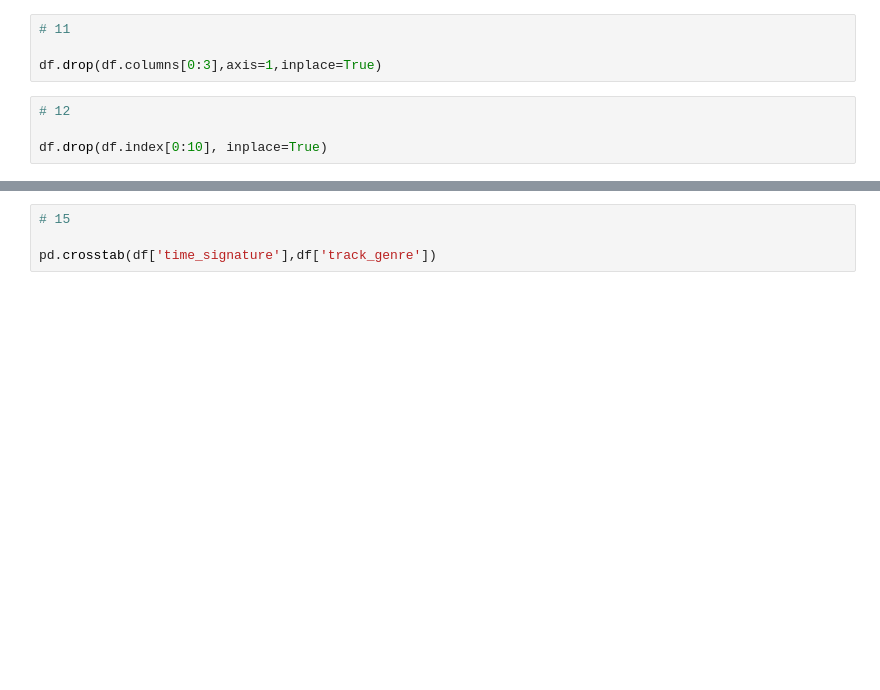
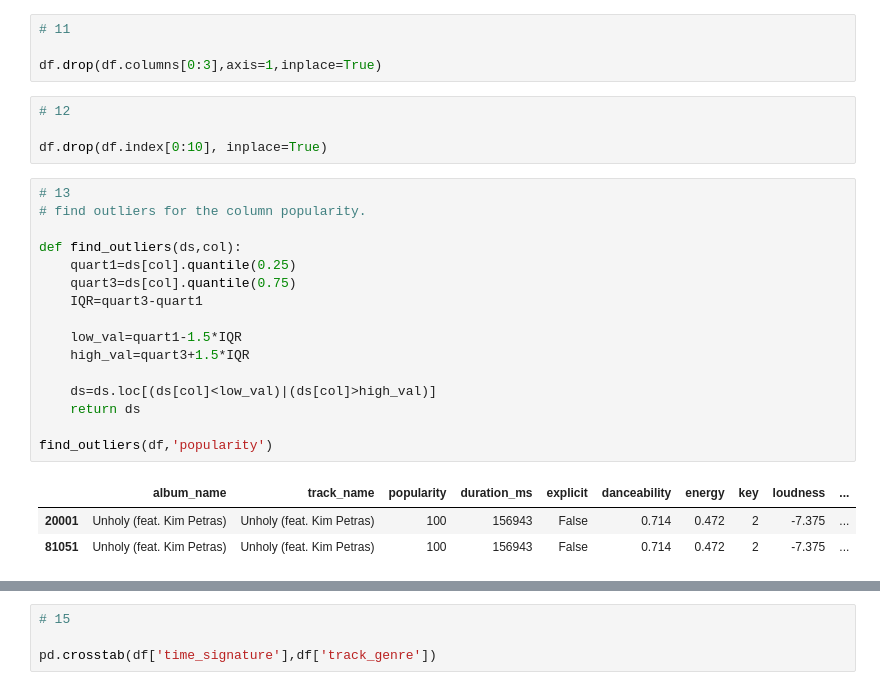
Before and after one commit to ishanshah018/Python_2_Advanced_Concepts, a Jupyter notebook: Ch-1_QB_Solution.ipynb, the cells around one changed output, grey strips where cells are left out. Saved outputs shown, nothing was run; the diff lists cells and outputs as text; blank space fills up the shorter version.

```diff
--- a/Ch-1_QB_Solution.ipynb
+++ b/Ch-1_QB_Solution.ipynb
@@ -382,3 +407,23 @@ df.drop(df.columns[0:3],axis=1,inplace=True)
 # 12
 
 df.drop(df.index[0:10], inplace=True)
+# %%
+# 13
+# find outliers for the column popularity.
+
+def find_outliers(ds,col):
+    quart1=ds[col].quantile(0.25)
+    quart3=ds[col].quantile(0.75)
+    IQR=quart3-quart1
+
+    low_val=quart1-1.5*IQR
+    high_val=quart3+1.5*IQR
+
+    ds=ds.loc[(ds[col]<low_val)|(ds[col]>high_val)]
+    return ds
+
+find_outliers(df,'popularity')
+# %% [output]
+|  | album_name | track_name | popularity | duration_ms | explicit | danceability | energy | key | loudness | ... |
+| 20001 | Unholy (feat. Kim Petras) | Unholy (feat. Kim Petras) | 100 | 156943 | False | 0.714 | 0.472 | 2 | -7.375 | ... |
+| 81051 | Unholy (feat. Kim Petras) | Unholy (feat. Kim Petras) | 100 | 156943 | False | 0.714 | 0.472 | 2 | -7.375 | ... |
```
Also changed, not shown: parts of 4 cells of this notebook.
